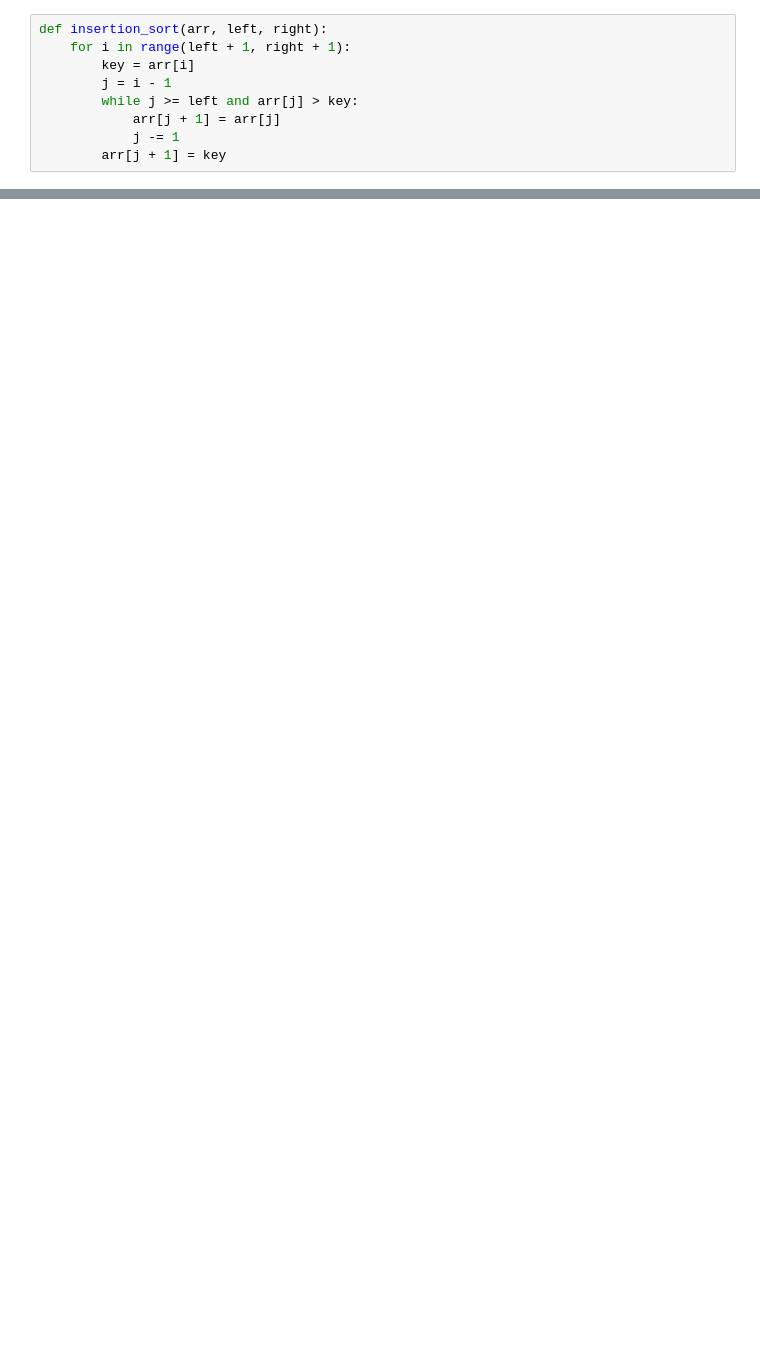
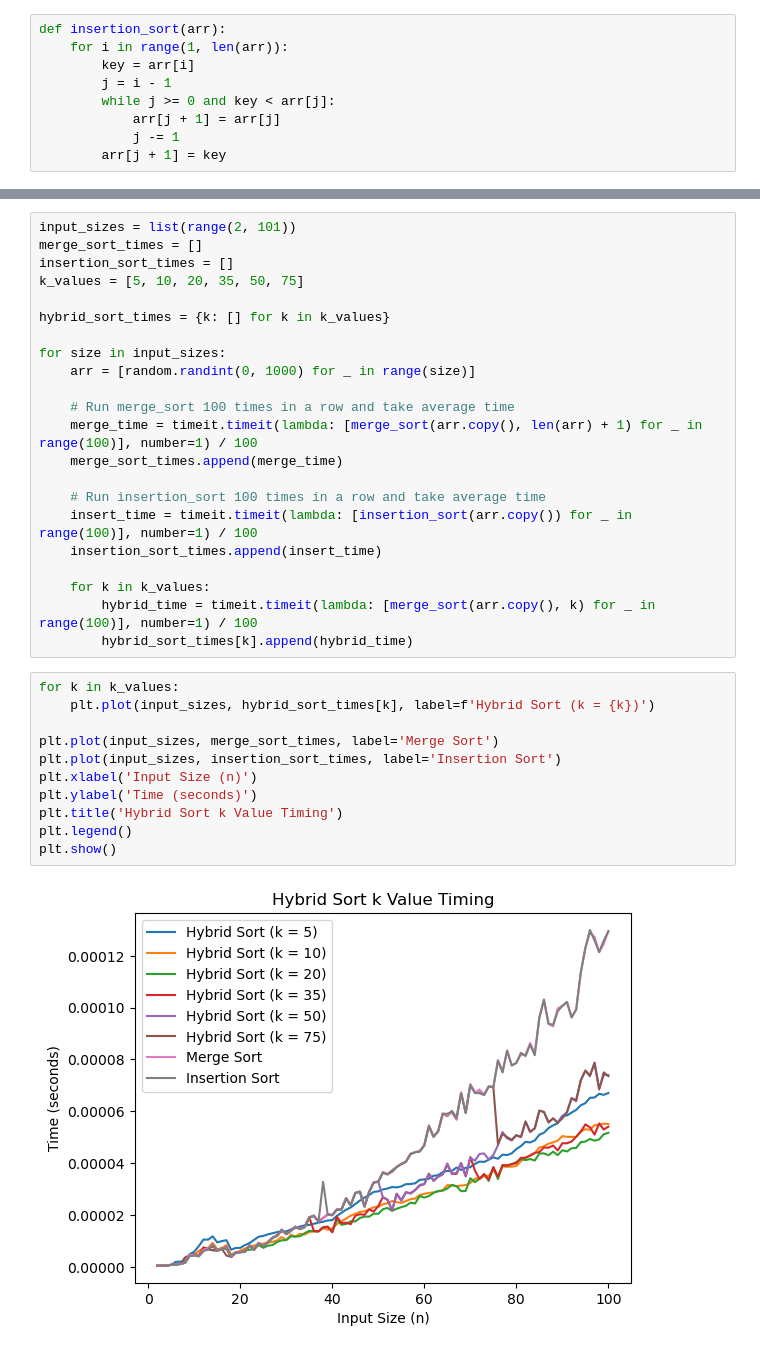
Before and after one commit to dough128/Sorting-Algorithm-Comparison, a Jupyter notebook: q2_hybrid.ipynb, the cells around one changed output, grey strips where cells are left out. Cells and saved outputs as stored; diff of their text form; blank space fills up the shorter version.

```diff
--- a/q2_hybrid.ipynb
+++ b/q2_hybrid.ipynb
@@ -1,9 +6,9 @@
 # %%
-def insertion_sort(arr, left, right):
-    for i in range(left + 1, right + 1):
+def insertion_sort(arr):
+    for i in range(1, len(arr)):
         key = arr[i]
         j = i - 1
-        while j >= left and arr[j] > key:
+        while j >= 0 and key < arr[j]:
             arr[j + 1] = arr[j]
             j -= 1
         arr[j + 1] = key
@@ -73,0 +51,35 @@ for size, k in best_k_for_sizes.items():
+# %%
+input_sizes = list(range(2, 101))
+merge_sort_times = []
+insertion_sort_times = []
+k_values = [5, 10, 20, 35, 50, 75]
+
+hybrid_sort_times = {k: [] for k in k_values}
+
+for size in input_sizes:
+    arr = [random.randint(0, 1000) for _ in range(size)]
+
+    # Run merge_sort 100 times in a row and take average time
+    merge_time = timeit.timeit(lambda: [merge_sort(arr.copy(), len(arr) + 1) for _ in range(100)], number=1) / 100
+    merge_sort_times.append(merge_time)
+
+    # Run insertion_sort 100 times in a row and take average time
+    insert_time = timeit.timeit(lambda: [insertion_sort(arr.copy()) for _ in range(100)], number=1) / 100
+    insertion_sort_times.append(insert_time)
+
+    for k in k_values:
+        hybrid_time = timeit.timeit(lambda: [merge_sort(arr.copy(), k) for _ in range(100)], number=1) / 100
+        hybrid_sort_times[k].append(hybrid_time)
+# %%
+for k in k_values:
+    plt.plot(input_sizes, hybrid_sort_times[k], label=f'Hybrid Sort (k = {k})')
+
+plt.plot(input_sizes, merge_sort_times, label='Merge Sort')
+plt.plot(input_sizes, insertion_sort_times, label='Insertion Sort')
+plt.xlabel('Input Size (n)')
+plt.ylabel('Time (seconds)')
+plt.title('Hybrid Sort k Value Timing')
+plt.legend()
+plt.show()
+# %% [output]
+[figure, added]
```
Also changed, not shown: parts of 5 cells of this notebook.
